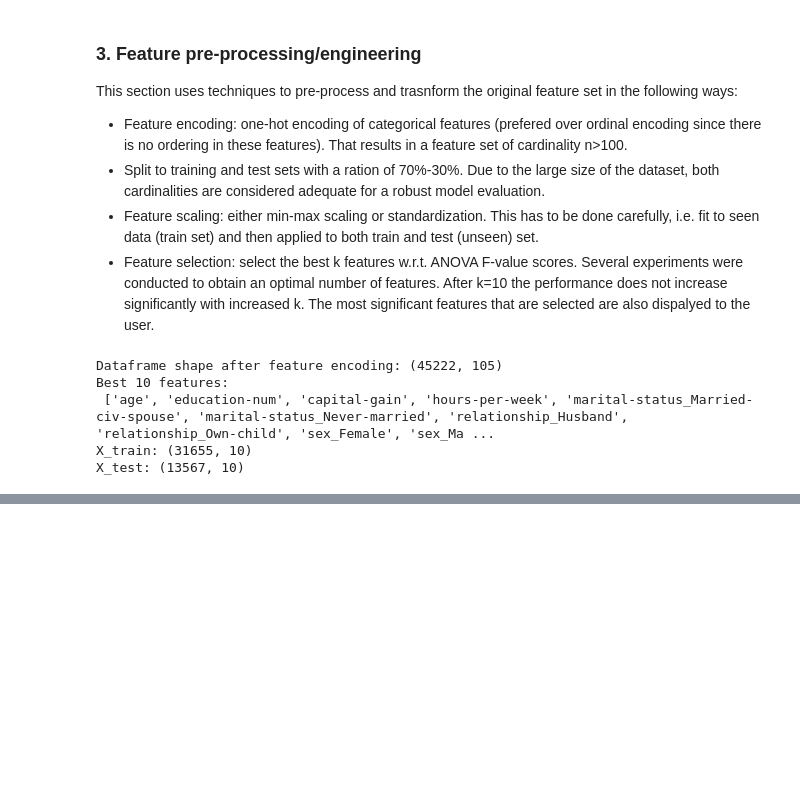
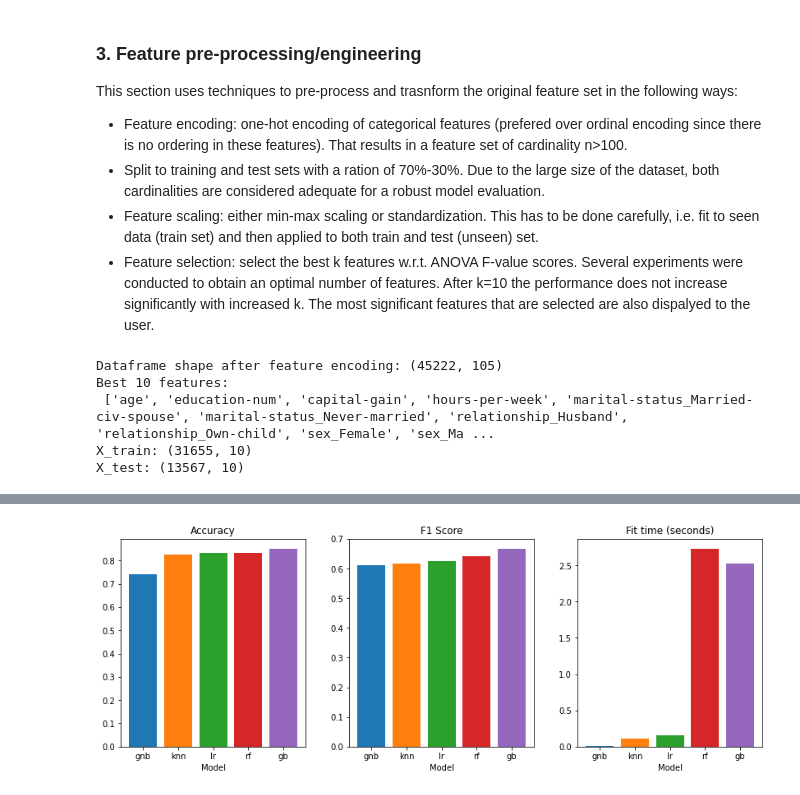
Before and after one commit to johnantonn/fair-binary-classification, a Jupyter notebook: adult_basic.ipynb, the cells around one changed output, grey strips where cells are left out. Cells and saved outputs as stored; diff of their text form; code cells hidden in the pictures; blank space fills up the shorter version.

Commit message:
Updated model evaluation

```diff
--- a/adult_basic.ipynb
+++ b/adult_basic.ipynb
@@ -162,22 +166,3 @@ Experimentation with several classifiers and evaluation of their performance. Al
 - Gradient Boosting
 
 In terms of performance evaluation, the accuracy and the fit times of all models are provided, as well as the confusion matrix of the predictions to facilitate comparisons. Additional metrics (precision, recall, f1 score, misclassification rates etc.) could also be calculated.
-# %%
-# Model definitions
-lrc = LogisticRegression(solver='newton-cg') # lbfgs solver does not converge, newton-cg supports l2 regularization (default)
-rfc = RandomForestClassifier()
-gbc = GradientBoostingClassifier()
-# Training, prediction, evaluation
-for model in [lrc, rfc, gbc]:
-    start = time.time()
-    model.fit(X_train, y_train)
-    end = time.time()
-    y_pred = model.predict(X_test)
-    cm = confusion_matrix(y_test, y_pred, labels=model.classes_)
-    disp = ConfusionMatrixDisplay(confusion_matrix=cm, display_labels=model.classes_)
-    disp.plot()
-    print(type(model).__name__)
-    print('\taccuracy: {:.3f}'.format(accuracy_score(y_test, y_pred)))
-    print('\tfit time: {:.1f} seconds'.format(end-start))
-    print('\tconfusion matrix:')
-    plt.show()
@@ -199,0 +169,34 @@ GradientBoostingClassifier
+# %%
+# Model definitions
+gnb = GaussianNB()
+knn = KNeighborsClassifier()
+lr = LogisticRegression(solver='newton-cg') # lbfgs solver does not converge, newton-cg supports l2 regularization (default)
+rf = RandomForestClassifier()
+gb = GradientBoostingClassifier()
+models = [gnb, knn, lr, rfc, gbc] # list of all model instances
+model_names = ['gnb', 'knn', 'lr', 'rf', 'gb'] # names used for plotting
+# Training, prediction, evaluation
+accuracies = [] # accuracy scores
+f1_scores = [] # f1 scores
+times = [] # fit times
+for model in models:
+    start = time.time() # start ticking
+    model.fit(X_train, y_train) # fit
+    end = time.time() # stop ticking
+    y_pred = model.predict(X_test)
+    accuracies.append(accuracy_score(y_test, y_pred))
+    f1_scores.append(f1_score(y_test, y_pred))
+    times.append(end-start)
+# Plot metrics
+fig, (ax1, ax2, ax3) = plt.subplots(1, 3, figsize=(12, 5))
+color = ['C' + str(i) for i in np.arange(len(accuracies))]
+ax1.bar(range(len(accuracies)), accuracies, color=color)
+ax1.set(xlabel="Model",title='Accuracy', xticks=np.arange(len(accuracies)), xticklabels=model_names)
+ax2.bar(range(len(f1_scores)), f1_scores, color=color)
+ax2.set(xlabel="Model",title='F1 Score', xticks=np.arange(len(f1_scores)), xticklabels=model_names)
+ax3.bar(range(len(times)), times, color=color)
+ax3.set(xlabel="Model",title='Fit time (seconds)', xticks=np.arange(len(times)), xticklabels=model_names)
+fig. tight_layout(pad=3.0)
+plt.show()
+# %% [output]
+[figure, added]
```
Also changed, not shown: parts of 3 cells of this notebook.
